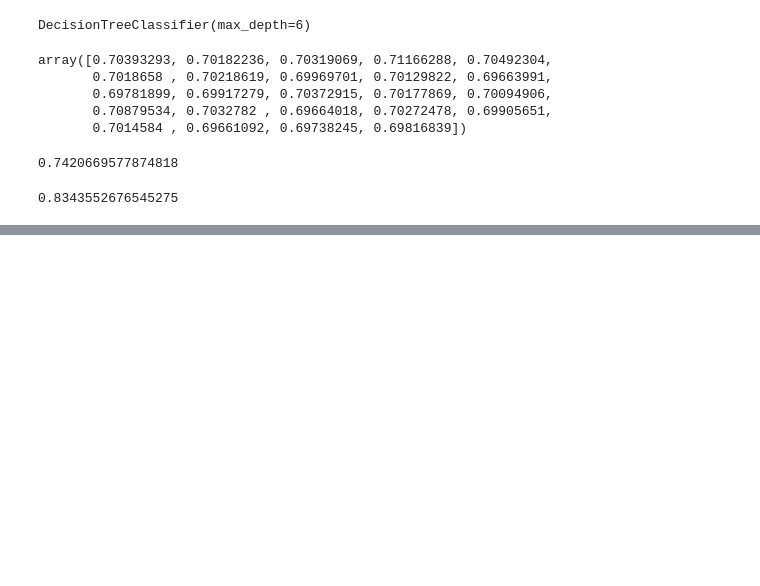
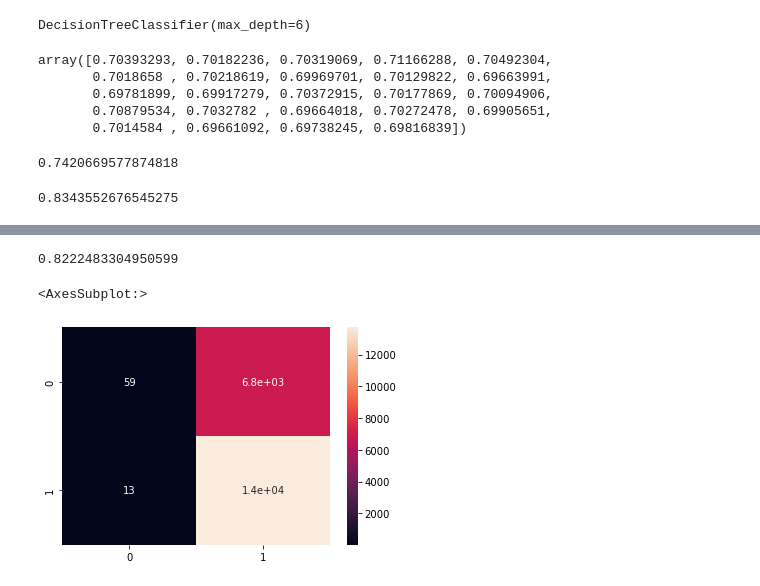
Before and after one commit to Nitin-Diwakar/Case-Study-Data-scientist-Challenge_dataset_Persistent_Non_Persistent, a Jupyter notebook: diabetes.ipynb, the cells around one changed output, grey strips where cells are left out. Cells and saved outputs as stored; diff of their text form; code cells hidden in the pictures; blank space fills up the shorter version.

```diff
--- a/diabetes.ipynb
+++ b/diabetes.ipynb
@@ -228,0 +278,23 @@ print(auc_score1)
+# %%
+# roc curve for models
+fpr1, tpr1, thresh1 = roc_curve(y_test, prob_rf[:,1], pos_label=1)
+
+# roc curve for tpr = fpr
+random_probs = [0 for i in range(len(y_test))]
+p_fpr, p_tpr, _ = roc_curve(y_test, random_probs, pos_label=1)
+
+
+from sklearn.metrics import roc_auc_score
+
+# auc scores
+auc_score1 = roc_auc_score(y_test, prob_rf[:,1])
+
+print(auc_score1)
+# %% [output]
+0.8222483304950599
+# %%
+#confusion matrix
+sns.heatmap(confusion_matrix(y_test,model_rf.predict(X_test)),annot = True)
+# %% [output]
+<AxesSubplot:>
+[figure, added]
```
Also changed, not shown: parts of 23 cells of this notebook.
